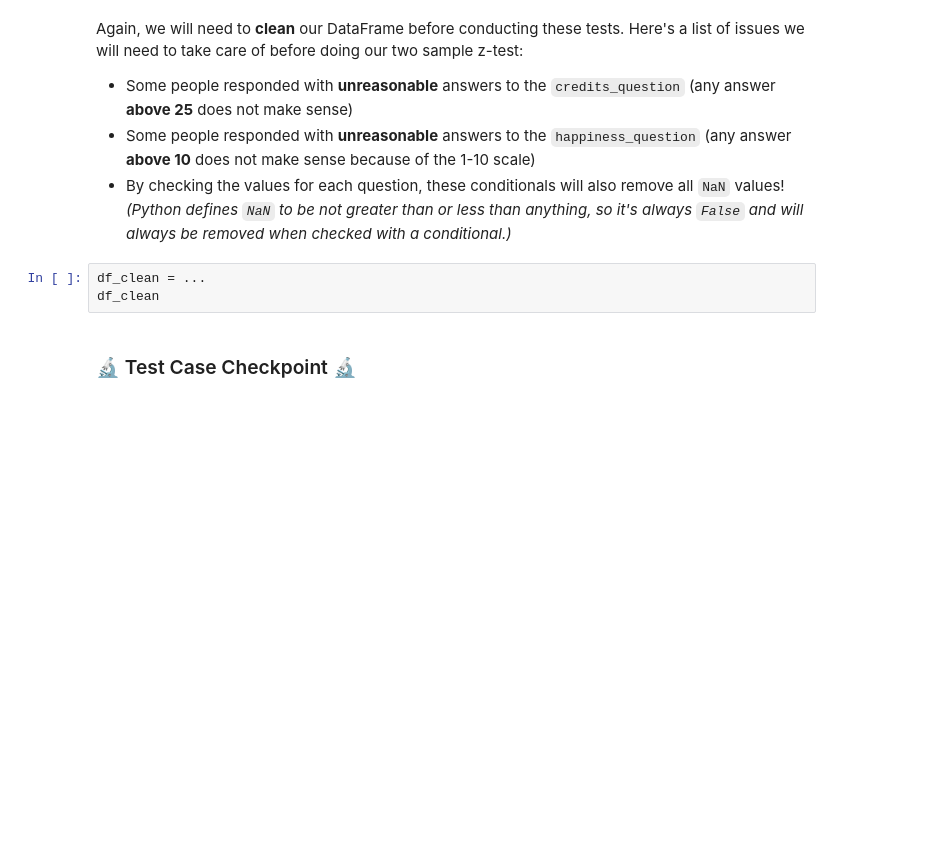
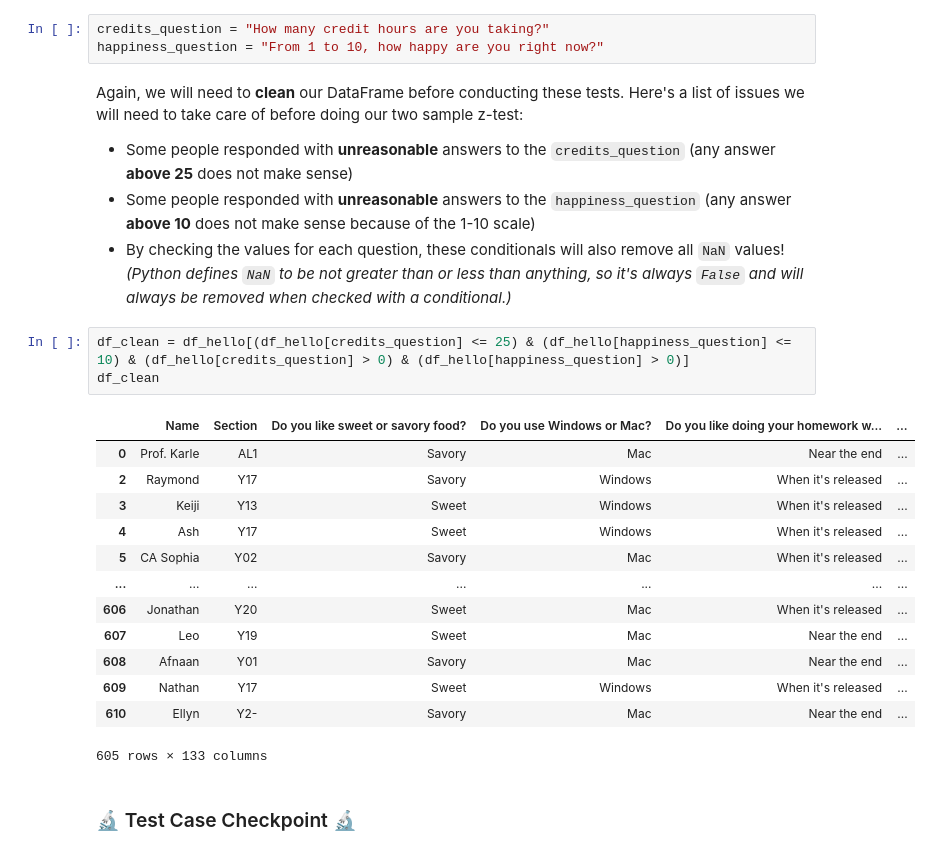
Before and after one commit to jonathan-cky/STAT107, a Jupyter notebook: lab_hypothesis_tests/lab_hypothesis_tests.ipynb, the cells around one changed output. Saved outputs shown, nothing was run; the diff lists cells and outputs as text; blank space fills up the shorter version.

```diff
--- a/lab_hypothesis_tests/lab_hypothesis_tests.ipynb
+++ b/lab_hypothesis_tests/lab_hypothesis_tests.ipynb
@@ -302,11 +346,28 @@ happiness_question = ...
+# %%
+credits_question = "How many credit hours are you taking?"
+happiness_question = "From 1 to 10, how happy are you right now?"
 # %% [markdown]
 Again, we will need to **clean** our DataFrame before conducting these tests. Here's a list of issues we will need to take care of before doing our two sample z-test:
 - Some people responded with **unreasonable** answers to the `credits_question` (any answer **above 25** does not make sense)
 - Some people responded with **unreasonable** answers to the `happiness_question` (any answer **above 10** does not make sense because of the 1-10 scale)
 - By checking the values for each question, these conditionals will also remove all `NaN` values!  *(Python defines `NaN` to be not greater than or less than anything, so it's always `False` and will always be removed when checked with a conditional.)*
-# %%
-df_clean = ...
-df_clean
+# %%
+df_clean = df_hello[(df_hello[credits_question] <= 25) & (df_hello[happiness_question] <= 10) & (df_hello[credits_question] > 0) & (df_hello[happiness_question] > 0)]
+df_clean
+# %% [output]
+|  | Name | Section | Do you like sweet or savory food? | Do you use Windows or Mac? | Do you like doing your homework w... | ... |
+| 0 | Prof. Karle | AL1 | Savory | Mac | Near the end | ... |
+| 2 | Raymond | Y17 | Savory | Windows | When it's released | ... |
+| 3 | Keiji | Y13 | Sweet | Windows | When it's released | ... |
+| 4 | Ash | Y17 | Sweet | Windows | When it's released | ... |
+| 5 | CA Sophia | Y02 | Savory | Mac | When it's released | ... |
+| ... | ... | ... | ... | ... | ... | ... |
+| 606 | Jonathan | Y20 | Sweet | Mac | When it's released | ... |
+| 607 | Leo | Y19 | Sweet | Mac | Near the end | ... |
+| 608 | Afnaan | Y01 | Savory | Mac | Near the end | ... |
+| 609 | Nathan | Y17 | Sweet | Windows | When it's released | ... |
+| 610 | Ellyn | Y2- | Savory | Mac | Near the end | ... |
+605 rows × 133 columns
 # %% [markdown]
 ### 🔬 Test Case Checkpoint 🔬
 # %%
```
Also changed, not shown: parts of 41 cells of this notebook.
